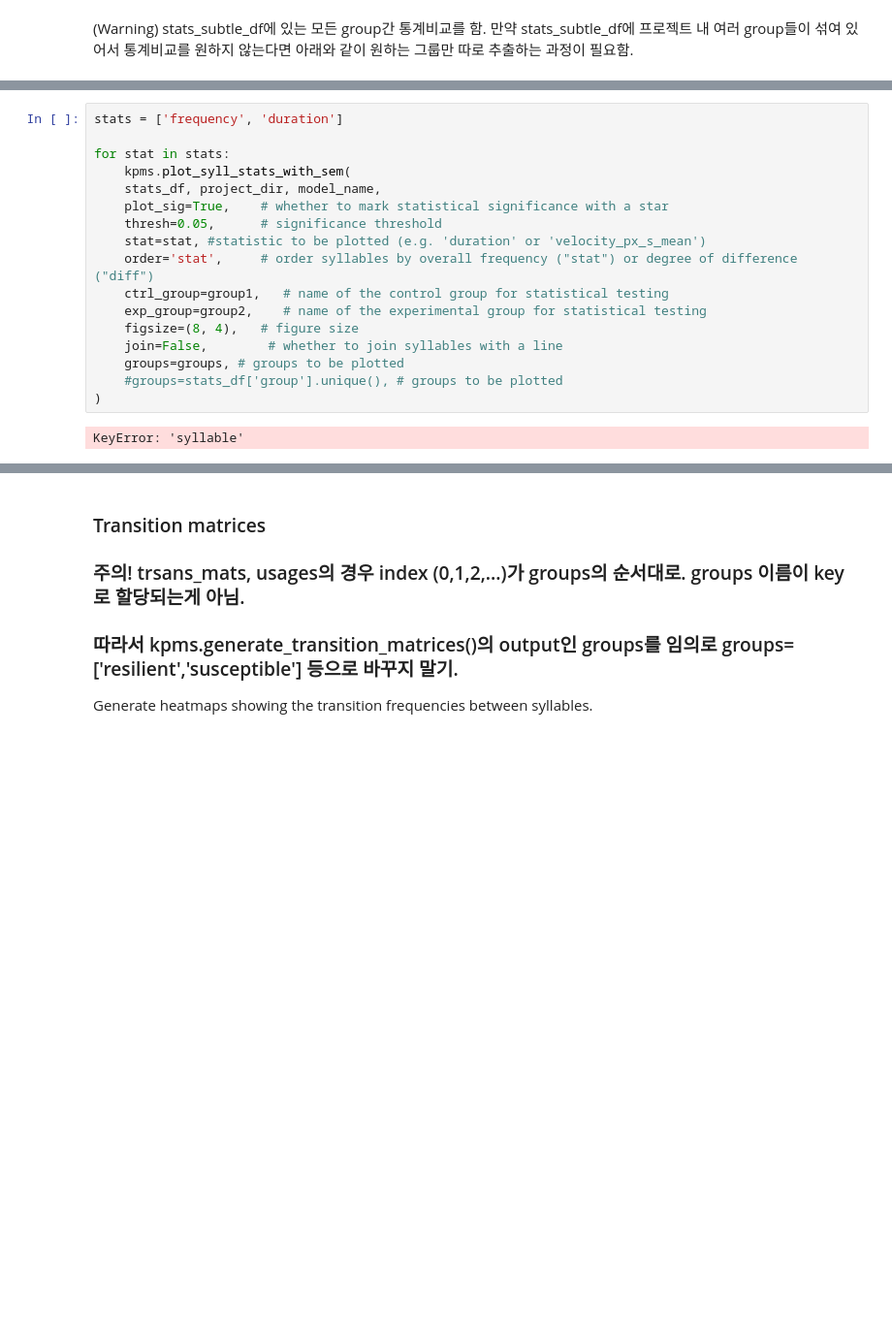
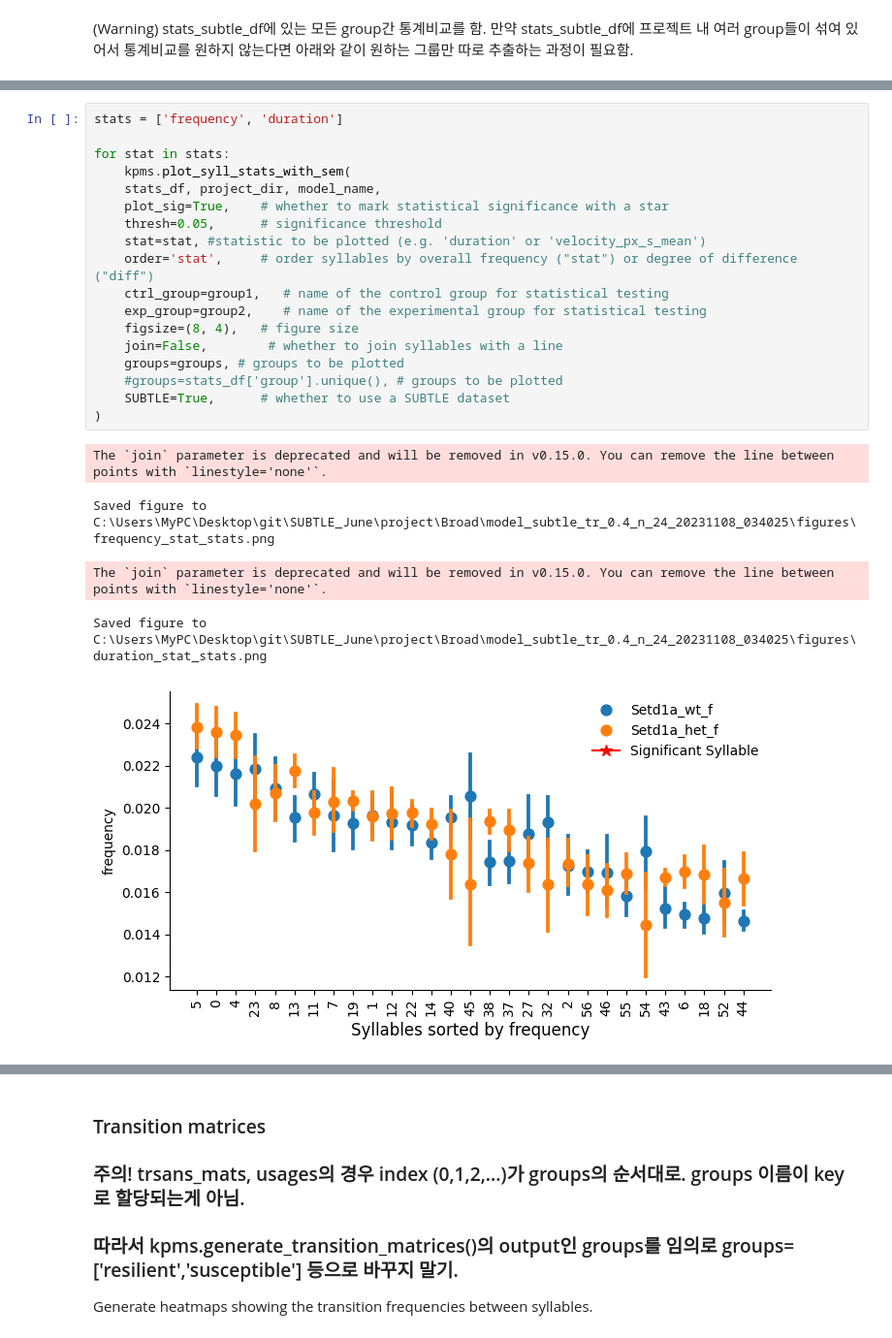
Before and after one commit to Junes94/keypoint-moseq, a Jupyter notebook: docs/source/analysis_SUBTLE.ipynb, the cells around one changed output, grey strips where cells are left out. Shown at 97% size. Drawn from its saved outputs; the diff is of its cells as text; blank space fills up the shorter version.

```diff
--- a/docs/source/analysis_SUBTLE.ipynb
+++ b/docs/source/analysis_SUBTLE.ipynb
@@ -147,19 +145,24 @@ stats_df = stats_df[stats_df['group'].isin(groups)]
 # %%
 stats = ['frequency', 'duration']
 
 for stat in stats:
     kpms.plot_syll_stats_with_sem(
     stats_df, project_dir, model_name,
     plot_sig=True,    # whether to mark statistical significance with a star
     thresh=0.05,      # significance threshold
     stat=stat, #statistic to be plotted (e.g. 'duration' or 'velocity_px_s_mean')
     order='stat',     # order syllables by overall frequency ("stat") or degree of difference ("diff")
     ctrl_group=group1,   # name of the control group for statistical testing
     exp_group=group2,    # name of the experimental group for statistical testing
     figsize=(8, 4),   # figure size
     join=False,        # whether to join syllables with a line
     groups=groups, # groups to be plotted
     #groups=stats_df['group'].unique(), # groups to be plotted
+    SUBTLE=True,      # whether to use a SUBTLE dataset
 )
 # %% [output]
-KeyError: 'syllable'
+The `join` parameter is deprecated and will be removed in v0.15.0. You can remove the line between points with `linestyle='none'`.
+Saved figure to C:\Users\MyPC\Desktop\git\SUBTLE_June\project\Broad\model_subtle_tr_0.4_n_24_20231108_034025\figures\frequency_stat_stats.png
+The `join` parameter is deprecated and will be removed in v0.15.0. You can remove the line between points with `linestyle='none'`.
+Saved figure to C:\Users\MyPC\Desktop\git\SUBTLE_June\project\Broad\model_subtle_tr_0.4_n_24_20231108_034025\figures\duration_stat_stats.png
+[figure, added]
```
Also changed, not shown: parts of 7 cells of this notebook, 12 other files.
